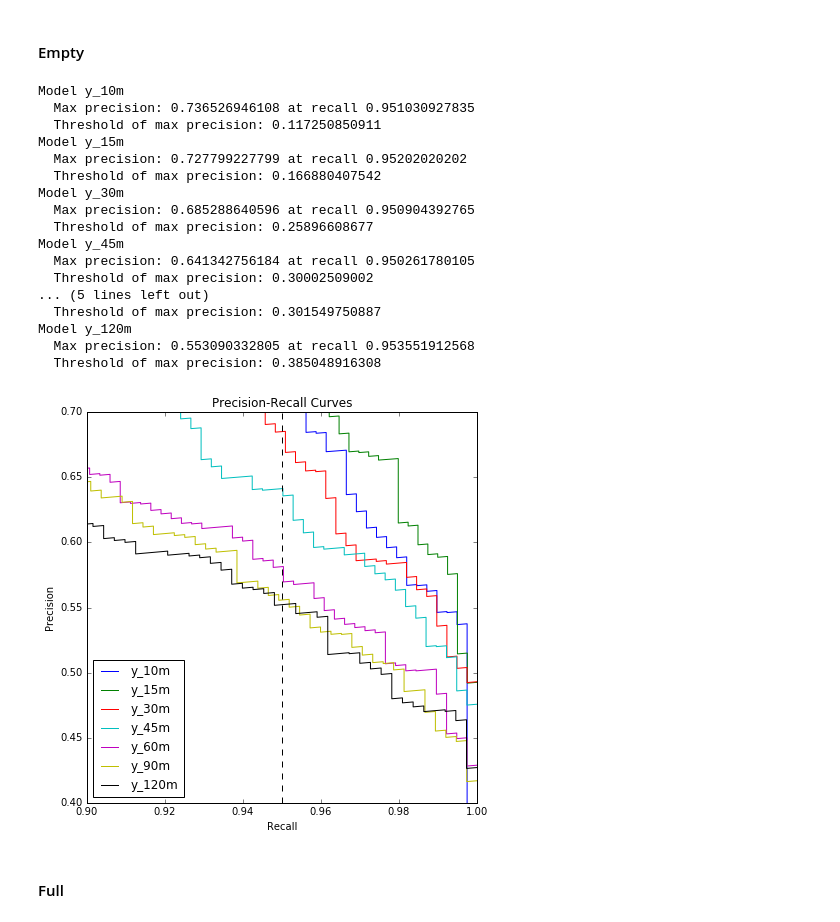
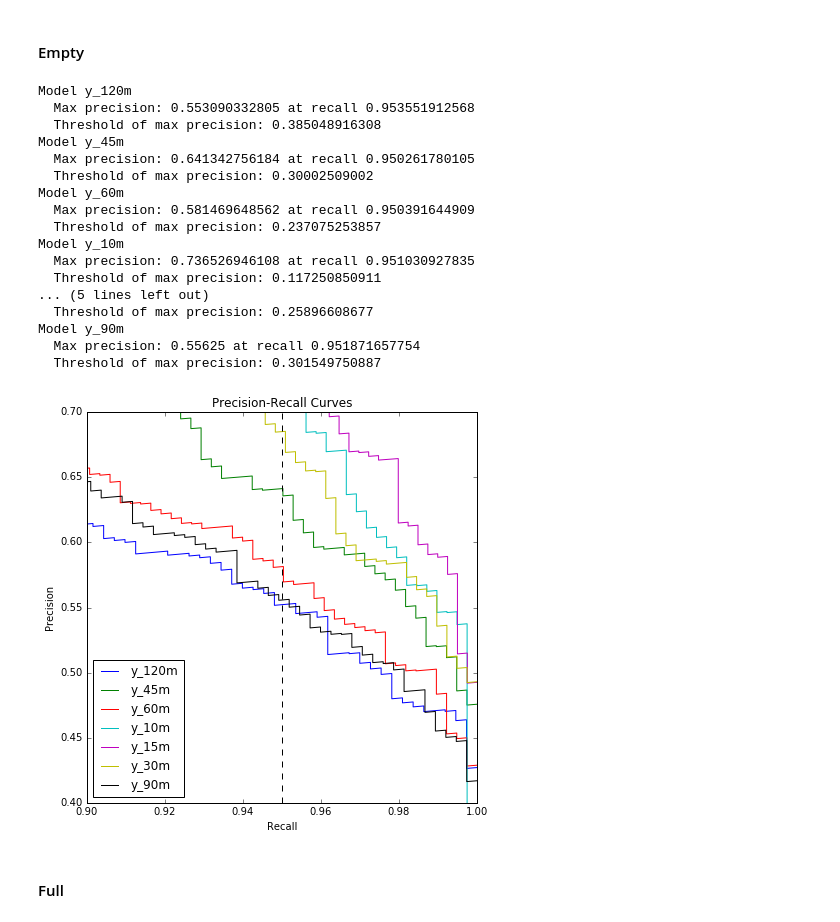
Before and after one commit to cer446/Intro-to-DS-CitiBike-Term-Project, a Jupyter notebook: LogReg Different Parameters and Y-vars.ipynb, the cells around one changed output. Drawn from its saved outputs; the diff is of its cells as text; code cells hidden in the pictures.

```diff
--- a/LogReg Different Parameters and Y-vars.ipynb
+++ b/LogReg Different Parameters and Y-vars.ipynb
@@ -188,0 +136,9 @@ Accuracy: 0.949380165289
+# %%
+'''Run full models'''
+
+basic = Logistic_Regression_Specs(data, 519, 'y_60m', empty=False, squares=False, num_append=0)
+appended = Logistic_Regression_Specs(data, 519, 'y_60m', empty=False, squares=False, num_append=1)
+appended_more = Logistic_Regression_Specs(data, 519, 'y_60m', empty=False, squares=False, num_append=10)
+squares = Logistic_Regression_Specs(data, 519, 'y_60m', empty=False, squares=True, num_append=0)
+
+logregs_f, scalers_f, predictions_f, specs_f = run_models([basic, appended, appended_more, squares])
@@ -354,4 +322,0 @@ predictions_full = dict.fromkeys(targets)
-# %%
-for target in targets:
-    logregs_empty[target], scalers_empty[target], predictions_empty[target] = run_logreg.do_logreg(binarized_data_empty[target], plot = False)
-    logregs_full[target], scalers_full[target], predictions_full[target] = run_logreg.do_logreg(binarized_data_full[target], plot = False)
@@ -375,0 +323,10 @@ Accuracy: 0.954352441614
+# %%
+specs_empty = []
+specs_full = []
+
+for target in targets:
+    specs_empty.append(Logistic_Regression_Specs(datasets[target], 519, target, empty=True, squares=False, num_append=0))
+    specs_full.append(Logistic_Regression_Specs(datasets[target], 519, target, empty=False, squares=False, num_append=0))
+# %%
+logregs_empty, scalers_empty, predictions_empty, specs_e_t = run_models(specs_empty)
+logregs_full, scalers_full, predictions_full, specs_f_t = run_models(specs_full)
@@ -381,30 +356,30 @@ Accuracy: 0.954352441614
 #### Empty
 # %%
 plt.figure(figsize=(7, 7))
-for target in targets:
-    pr_curve(predictions_empty[target], target, binarized_data_empty[target]['dev'][1])
+for key in predictions_empty.keys():
+    pr_curve(predictions_empty[key], specs_e_t[key].target, binarized_data_empty[specs_e_t[key].target]['dev'][1])
 
-format_plot(.95, empty = True)
-plt.show() #the 60m one should be same as the first "basic", and it is
+run_logreg.format_plot(.95, empty = True)
+plt.show()
 # %% [output]
+Model y_120m
+  Max precision: 0.553090332805 at recall 0.953551912568
+  Threshold of max precision: 0.385048916308
+Model y_45m
+  Max precision: 0.641342756184 at recall 0.950261780105
+  Threshold of max precision: 0.30002509002
+Model y_60m
+  Max precision: 0.581469648562 at recall 0.950391644909
+  Threshold of max precision: 0.237075253857
 Model y_10m
   Max precision: 0.736526946108 at recall 0.951030927835
   Threshold of max precision: 0.117250850911
-Model y_15m
-  Max precision: 0.727799227799 at recall 0.95202020202
-  Threshold of max precision: 0.166880407542
-Model y_30m
-  Max precision: 0.685288640596 at recall 0.950904392765
+... (5 lines left out)
   Threshold of max precision: 0.25896608677
-Model y_45m
-  Max precision: 0.641342756184 at recall 0.950261780105
-  Threshold of max precision: 0.30002509002
-... (5 lines left out)
+Model y_90m
+  Max precision: 0.55625 at recall 0.951871657754
   Threshold of max precision: 0.301549750887
-Model y_120m
-  Max precision: 0.553090332805 at recall 0.953551912568
-  Threshold of max precision: 0.385048916308
-[figure, old version]
+[figure, new version]
 # %% [markdown]
 #### Full
 # %%
```
Also changed, not shown: parts of 49 cells of this notebook, 1 other file.
